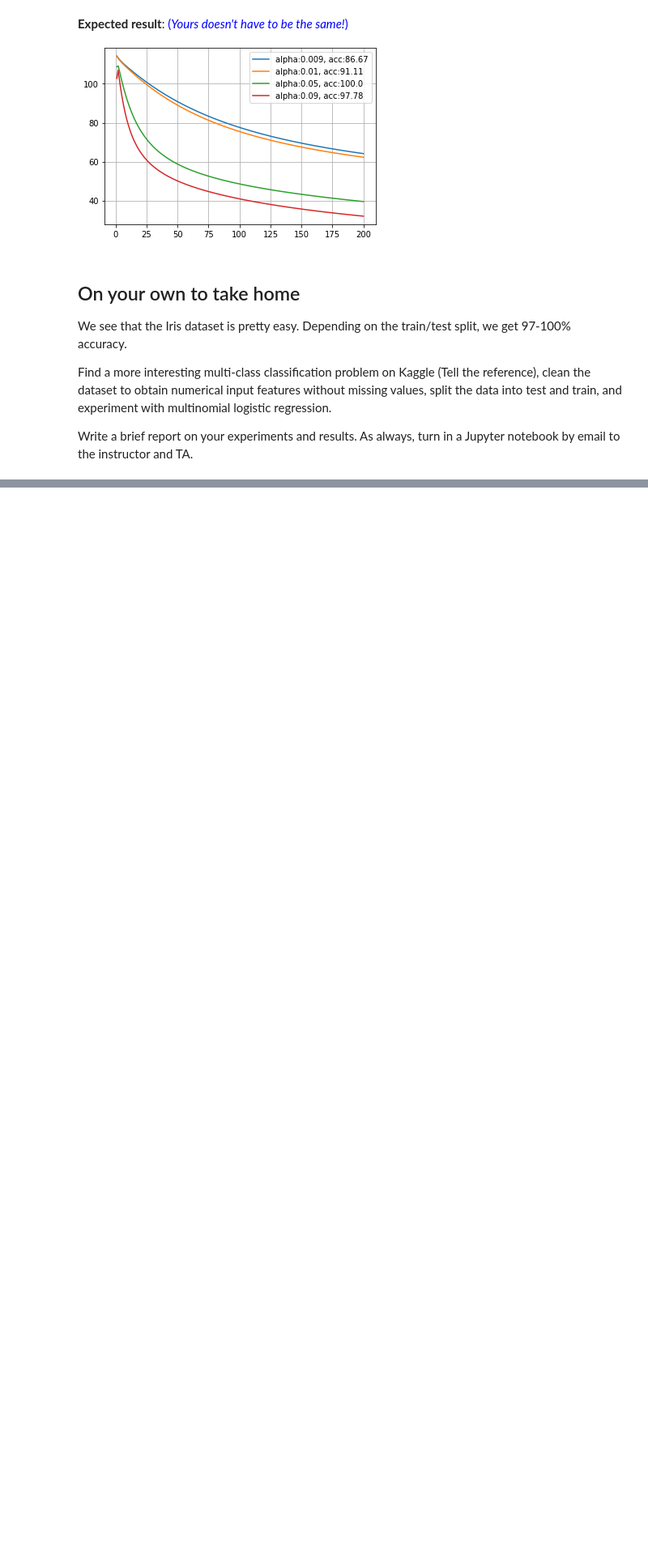
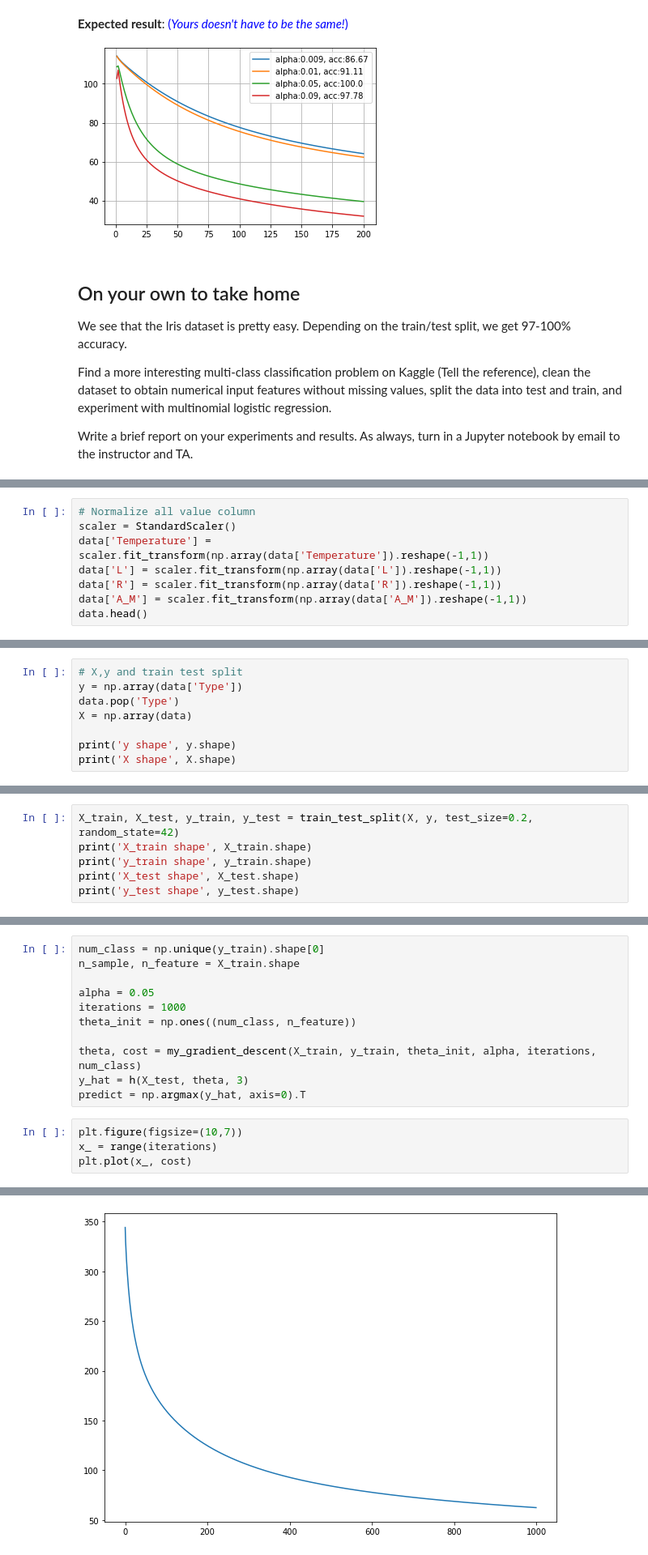
Before and after one commit to zMaxKunGz/ML-Ait-Lab, a Jupyter notebook: Lab4/04-Multinomial_logistic_regression.ipynb, the cells around one changed output, grey strips where cells are left out. Shown at 81% size. Cells and saved outputs as stored; diff of their text form; blank space fills up the shorter version.

```diff
--- a/Lab4/04-Multinomial_logistic_regression.ipynb
+++ b/Lab4/04-Multinomial_logistic_regression.ipynb
@@ -663,0 +805,8 @@ to the instructor and TA.
+# %%
+# Normalize all value column
+scaler = StandardScaler()
+data['Temperature'] = scaler.fit_transform(np.array(data['Temperature']).reshape(-1,1))
+data['L'] = scaler.fit_transform(np.array(data['L']).reshape(-1,1))
+data['R'] = scaler.fit_transform(np.array(data['R']).reshape(-1,1))
+data['A_M'] = scaler.fit_transform(np.array(data['A_M']).reshape(-1,1))
+data.head()
@@ -663,0 +820,8 @@ to the instructor and TA.
+# %%
+# X,y and train test split
+y = np.array(data['Type'])
+data.pop('Type')
+X = np.array(data)
+
+print('y shape', y.shape)
+print('X shape', X.shape)
@@ -663,0 +831,6 @@ to the instructor and TA.
+# %%
+X_train, X_test, y_train, y_test = train_test_split(X, y, test_size=0.2, random_state=42)
+print('X_train shape', X_train.shape)
+print('y_train shape', y_train.shape)
+print('X_test shape', X_test.shape)
+print('y_test shape', y_test.shape)
@@ -663,0 +848,16 @@ to the instructor and TA.
+# %%
+num_class = np.unique(y_train).shape[0]
+n_sample, n_feature = X_train.shape
+
+alpha = 0.05
+iterations = 1000
+theta_init = np.ones((num_class, n_feature))
+
+theta, cost = my_gradient_descent(X_train, y_train, theta_init, alpha, iterations, num_class)
+y_hat = h(X_test, theta, 3)
+predict = np.argmax(y_hat, axis=0).T
+# %%
+plt.figure(figsize=(10,7))
+x_ = range(iterations)
+plt.plot(x_, cost)
+# %% [output]
@@ -663,0 +865 @@ to the instructor and TA.
+[figure, added]
```
Also changed, not shown: parts of 35 cells of this notebook, 1 other file.
